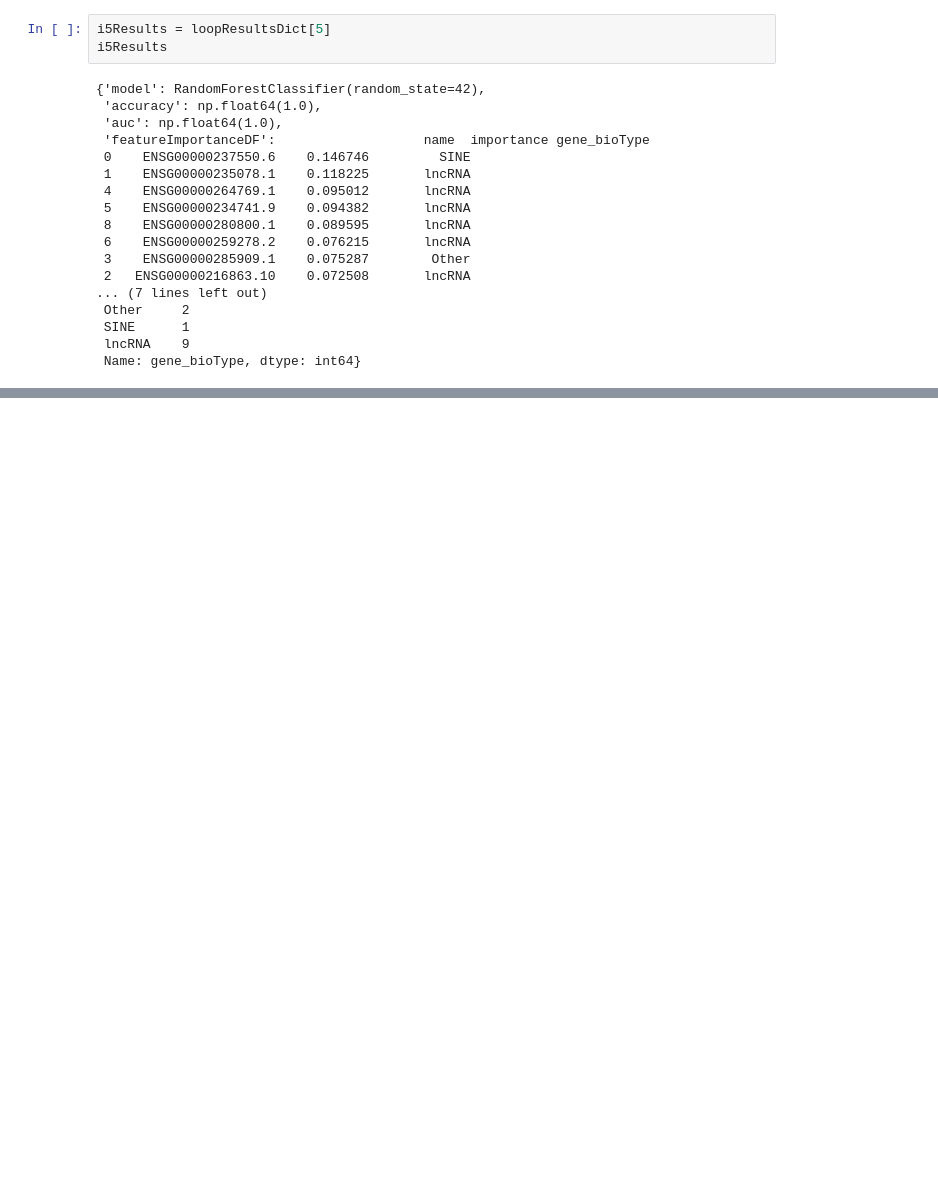
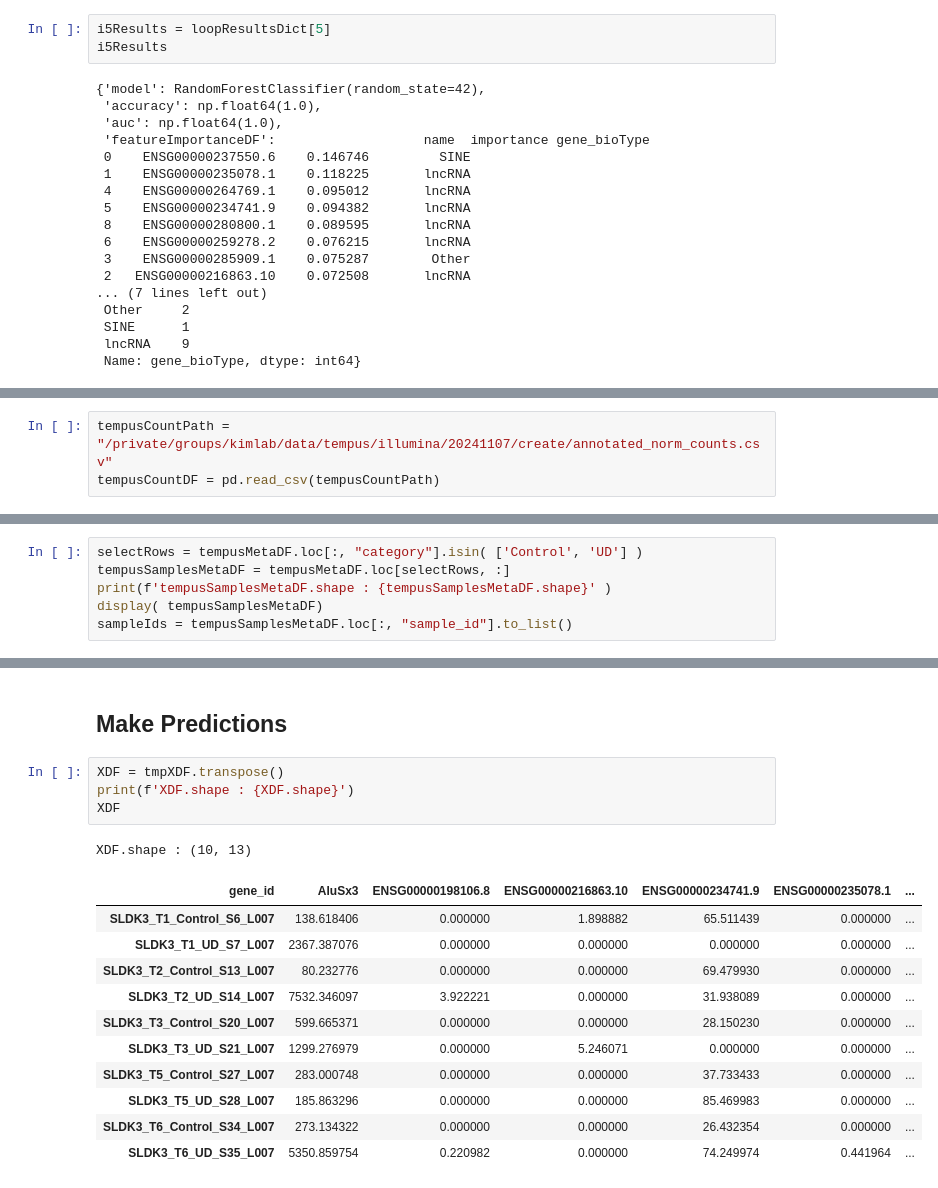
Before and after one commit to aedavids/extraCellularRNA, a Jupyter notebook: intraExtraRNA_POC/jupyterNotebooks/elife/lungCancer/elifeLungCancerNon-CodingBiomarkerRandomForest.ipynb, the cells around one changed output, grey strips where cells are left out. Drawn from its saved outputs; the diff is of its cells as text; blank space fills up the shorter version.

```diff
--- a/intraExtraRNA_POC/jupyterNotebooks/elife/lungCancer/elifeLungCancerNon-CodingBiomarkerRandomForest.ipynb
+++ b/intraExtraRNA_POC/jupyterNotebooks/elife/lungCancer/elifeLungCancerNon-CodingBiomarkerRandomForest.ipynb
@@ -458,0 +470,3 @@ i5Results
+# %%
+tempusCountPath = "/private/groups/kimlab/data/tempus/illumina/20241107/create/annotated_norm_counts.csv"
+tempusCountDF = pd.read_csv(tempusCountPath)
@@ -458,0 +503,6 @@ i5Results
+# %%
+selectRows = tempusMetaDF.loc[:, "category"].isin( ['Control', 'UD'] )
+tempusSamplesMetaDF = tempusMetaDF.loc[selectRows, :]
+print(f'tempusSamplesMetaDF.shape : {tempusSamplesMetaDF.shape}' )
+display( tempusSamplesMetaDF)
+sampleIds = tempusSamplesMetaDF.loc[:, "sample_id"].to_list()
@@ -458,0 +608,19 @@ i5Results
+# %% [markdown]
+## Make Predictions
+# %%
+XDF = tmpXDF.transpose()
+print(f'XDF.shape : {XDF.shape}')
+XDF
+# %% [output]
+XDF.shape : (10, 13)
+| gene_id | AluSx3 | ENSG00000198106.8 | ENSG00000216863.10 | ENSG00000234741.9 | ENSG00000235078.1 | ... |
+| SLDK3_T1_Control_S6_L007 | 138.618406 | 0.000000 | 1.898882 | 65.511439 | 0.000000 | ... |
+| SLDK3_T1_UD_S7_L007 | 2367.387076 | 0.000000 | 0.000000 | 0.000000 | 0.000000 | ... |
+| SLDK3_T2_Control_S13_L007 | 80.232776 | 0.000000 | 0.000000 | 69.479930 | 0.000000 | ... |
+| SLDK3_T2_UD_S14_L007 | 7532.346097 | 3.922221 | 0.000000 | 31.938089 | 0.000000 | ... |
+| SLDK3_T3_Control_S20_L007 | 599.665371 | 0.000000 | 0.000000 | 28.150230 | 0.000000 | ... |
+| SLDK3_T3_UD_S21_L007 | 1299.276979 | 0.000000 | 5.246071 | 0.000000 | 0.000000 | ... |
+| SLDK3_T5_Control_S27_L007 | 283.000748 | 0.000000 | 0.000000 | 37.733433 | 0.000000 | ... |
+| SLDK3_T5_UD_S28_L007 | 185.863296 | 0.000000 | 0.000000 | 85.469983 | 0.000000 | ... |
+| SLDK3_T6_Control_S34_L007 | 273.134322 | 0.000000 | 0.000000 | 26.432354 | 0.000000 | ... |
+| SLDK3_T6_UD_S35_L007 | 5350.859754 | 0.220982 | 0.000000 | 74.249974 | 0.441964 | ... |
```
Also changed, not shown: parts of 17 cells of this notebook.
